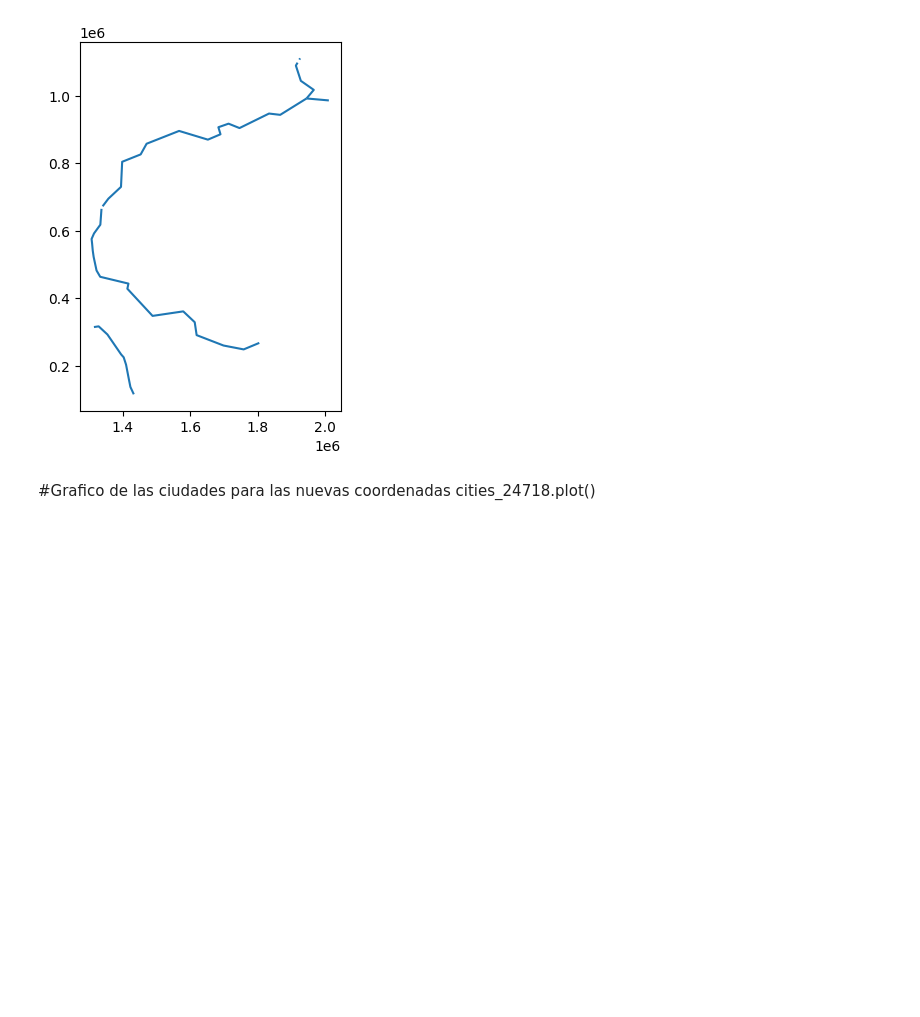
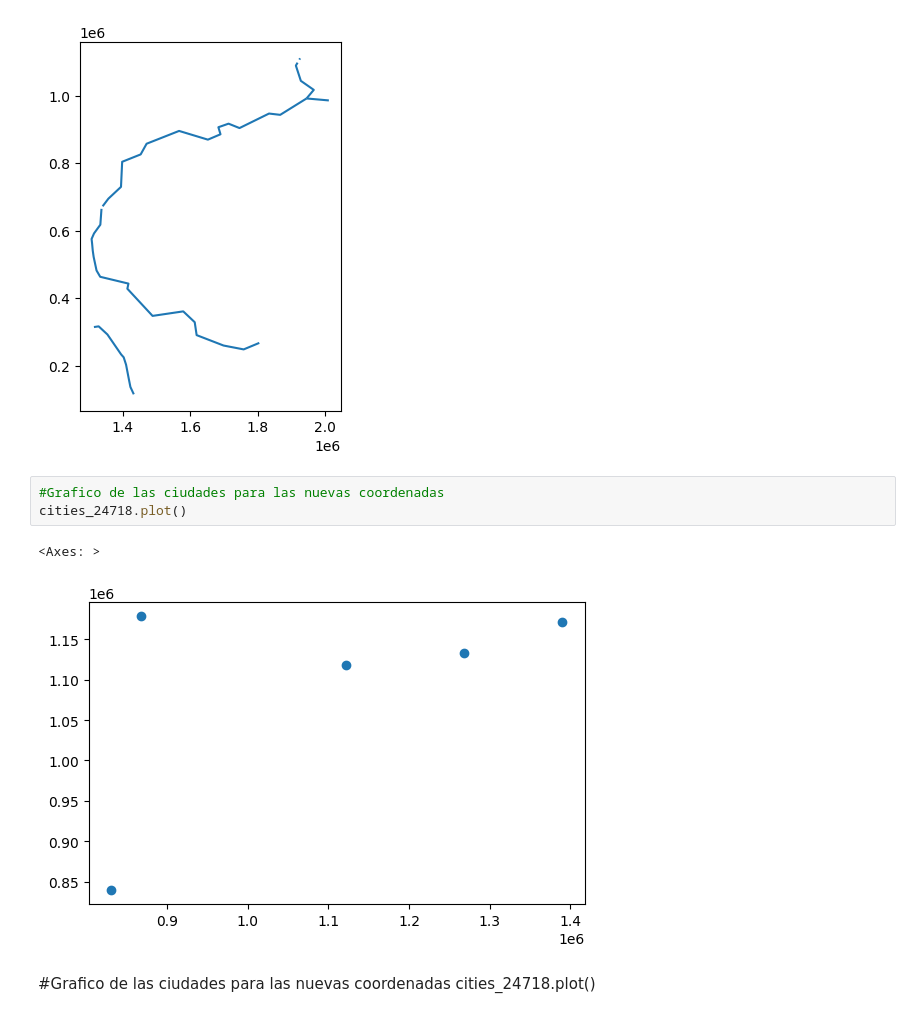
Before and after one commit to enrique1157/simpleplot, a Jupyter notebook: Untitled.ipynb, the cells around one changed output. Drawn from its saved outputs; the diff is of its cells as text; blank space fills up the shorter version.

```diff
--- a/Untitled.ipynb
+++ b/Untitled.ipynb
@@ -107,6 +113,12 @@ rivers_24718.plot()
 # %% [output]
 <Axes: >
 [figure]
+# %%
+#Grafico de las ciudades para las nuevas coordenadas
+cities_24718.plot()
+# %% [output]
+<Axes: >
+[figure, added]
 # %% [markdown]
 #Grafico de las ciudades para las nuevas coordenadas
 cities_24718.plot()
```
Also changed, not shown: parts of 7 cells of this notebook.
